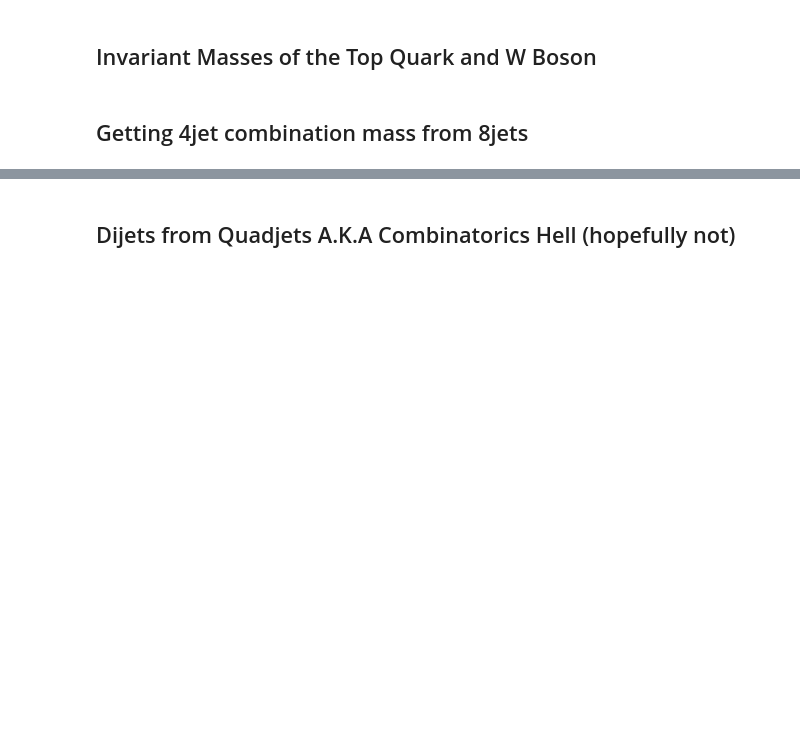
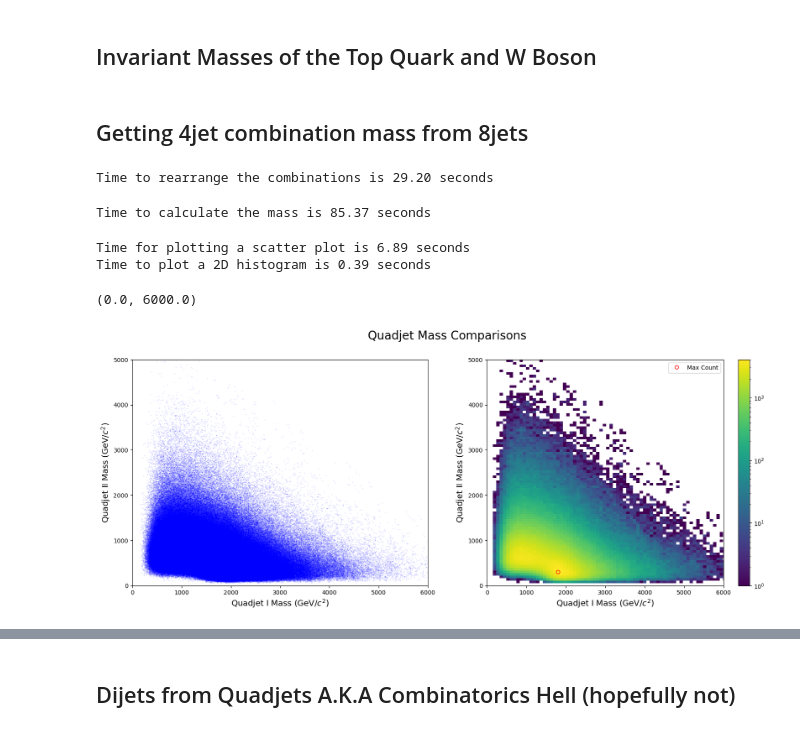
Before and after one commit to mattbellis/CMS-top-BNV2, a Jupyter notebook: analysis_template_Samyak.ipynb, the cells around one changed output, grey strips where cells are left out. Cells and saved outputs as stored; diff of their text form; code cells hidden in the pictures; blank space fills up the shorter version.

```diff
--- a/analysis_template_Samyak.ipynb
+++ b/analysis_template_Samyak.ipynb
@@ -142,6 +169,6 @@ JetHT_events = load_file("JetHT")
 # %%
 #Change the variable to change to other datasets, so that you don't need to load each time you want a new array
-events = small_events
+events = RunII_events
 # %% [markdown]
 The `events` object is a `TTree` implementation in python and behaves like a dictionary. This means
 we can get all the keys if we want.
@@ -491,7 +538,7 @@ import matplotlib.colors as colors
 # %%
 # 8-jets and 4-combinations: Samyak
 start_time = time.time()
-jet_cut = (jets.pt>20) & (np.abs(jets.eta) < 2.4) & (jets.QGL > 0.5)
+jet_cut = (jets.pt>20) & (np.abs(jets.eta) < 2.4) #& (jets.QGL > 0.5)
 jets_cut = jets[jet_cut]
 
 n_jets = ak.num(jets_cut)
@@ -506,6 +553,8 @@ for insanity in quadrajet:
     disjoint_combo1.append(insanity[0:35])
     disjoint_combo2.append(insanity[35:70][::-1])
 print(f'Time to rearrange the combinations is {time.time() - start_time:.2f} seconds')
+# %% [output]
+Time to rearrange the combinations is 29.20 seconds
 # %%
 combocombo1=[]
 combocombo2=[]
@@ -514,12 +563,36 @@ for i in range(len(disjoint_combo1)):
     combocombo1.append(disjoint_combo1[i]["p4"].mass.to_list())
     combocombo2.append(disjoint_combo2[i]["p4"].mass.to_list())
 print(f'Time to calculate the mass is {time.time() - start_time:.2f} seconds')
+# %% [output]
+Time to calculate the mass is 85.37 seconds
 # %%
+plt.figure(figsize=(20,7))
+plt.suptitle("Quadjet Mass Comparisons",fontsize=20)
+plt.subplot(1,2,1)
 start_time = time.time()
-plt.scatter(ak.flatten(combocombo1).to_list(), ak.flatten(combocombo2).to_list(), color="blue",s=3)
-plt.xlabel("Mass of 4jet combinations")
-plt.ylabel("Mass of the other 4jet combinations")
-#plt.ylim(0,2500)
-#plt.xlim(0,2500)
+plt.scatter(ak.flatten(combocombo1).to_list(), ak.flatten(combocombo2).to_list(), color="blue",s=0.5,alpha=0.1)
+plt.xlabel("Quadjet I Mass (GeV/$c^2$)", fontsize=14)
+plt.ylabel("Quadjet II Mass (GeV/$c^2$)",fontsize=14)
+plt.ylim(0,5000)
+plt.xlim(0,6000)
 print(f'Time for plotting a scatter plot is {time.time() - start_time:.2f} seconds')
+plt.subplot(1,2,2)
+start_time = time.time()
+counts, xedges, yedges, _ = plt.hist2d(ak.flatten(combocombo1).to_list(), ak.flatten(combocombo2).to_list(),bins=100, norm=colors.LogNorm())
+i, j = np.unravel_index(np.argmax(counts), counts.shape)
+x_peak = (xedges[i] + xedges[i+1])/2
+y_peak = (yedges[j] + yedges[j+1])/2
+plt.plot(x_peak, y_peak,"ro", markerfacecolor="none",label="Max Count")
+plt.colorbar()
+plt.xlabel("Quadjet I Mass (GeV/$c^2$)", fontsize=14)
+plt.ylabel("Quadjet II Mass (GeV/$c^2$)",fontsize=14)
+print(f'Time to plot a 2D histogram is {time.time() - start_time:.2f} seconds')
+plt.legend()
+plt.ylim(0,5000)
+plt.xlim(0,6000)
+# %% [output]
+Time for plotting a scatter plot is 6.89 seconds
+Time to plot a 2D histogram is 0.39 seconds
+(0.0, 6000.0)
+[figure, added]
 # %%
```
Also changed, not shown: parts of 19 cells of this notebook.
